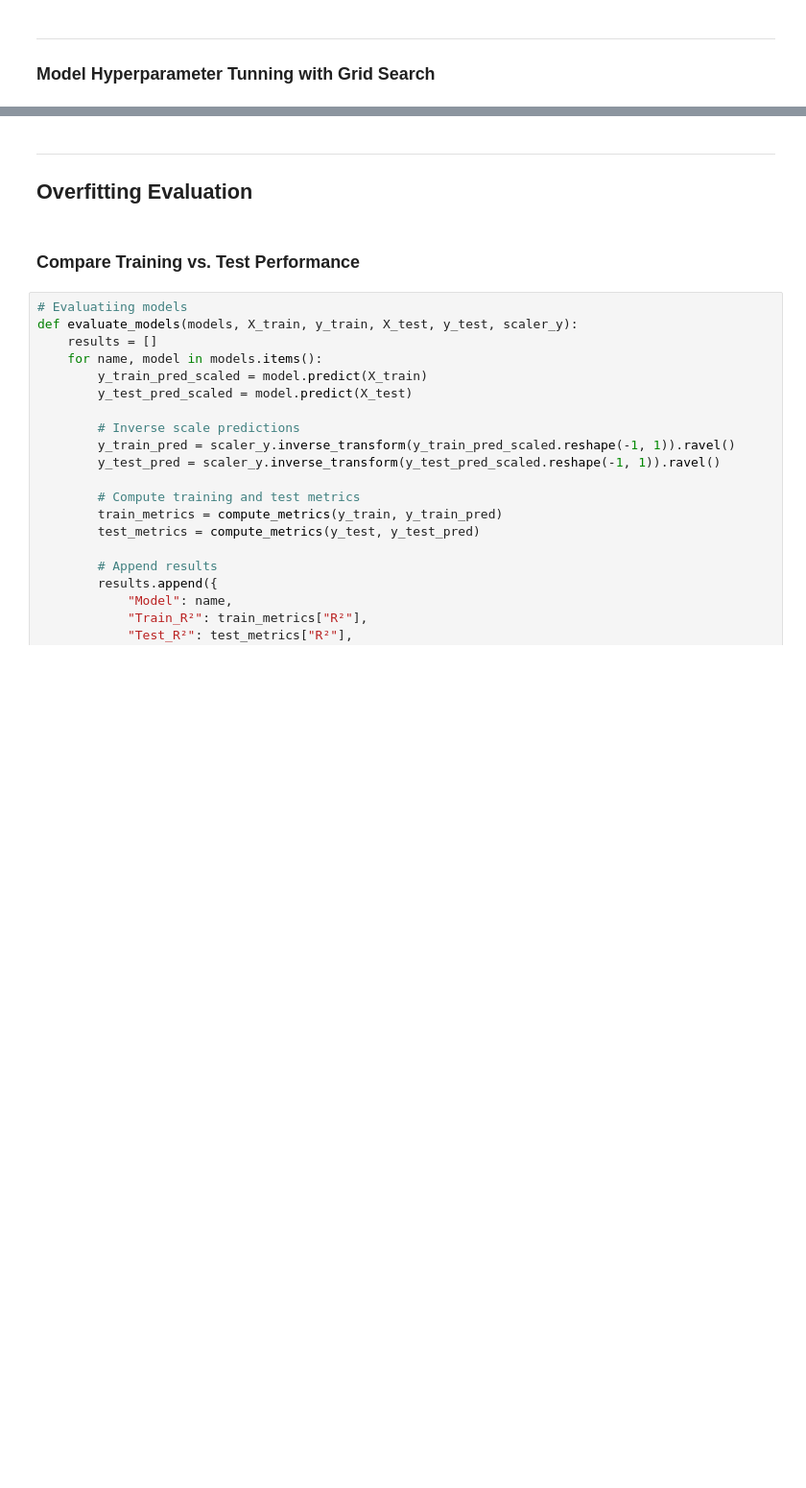
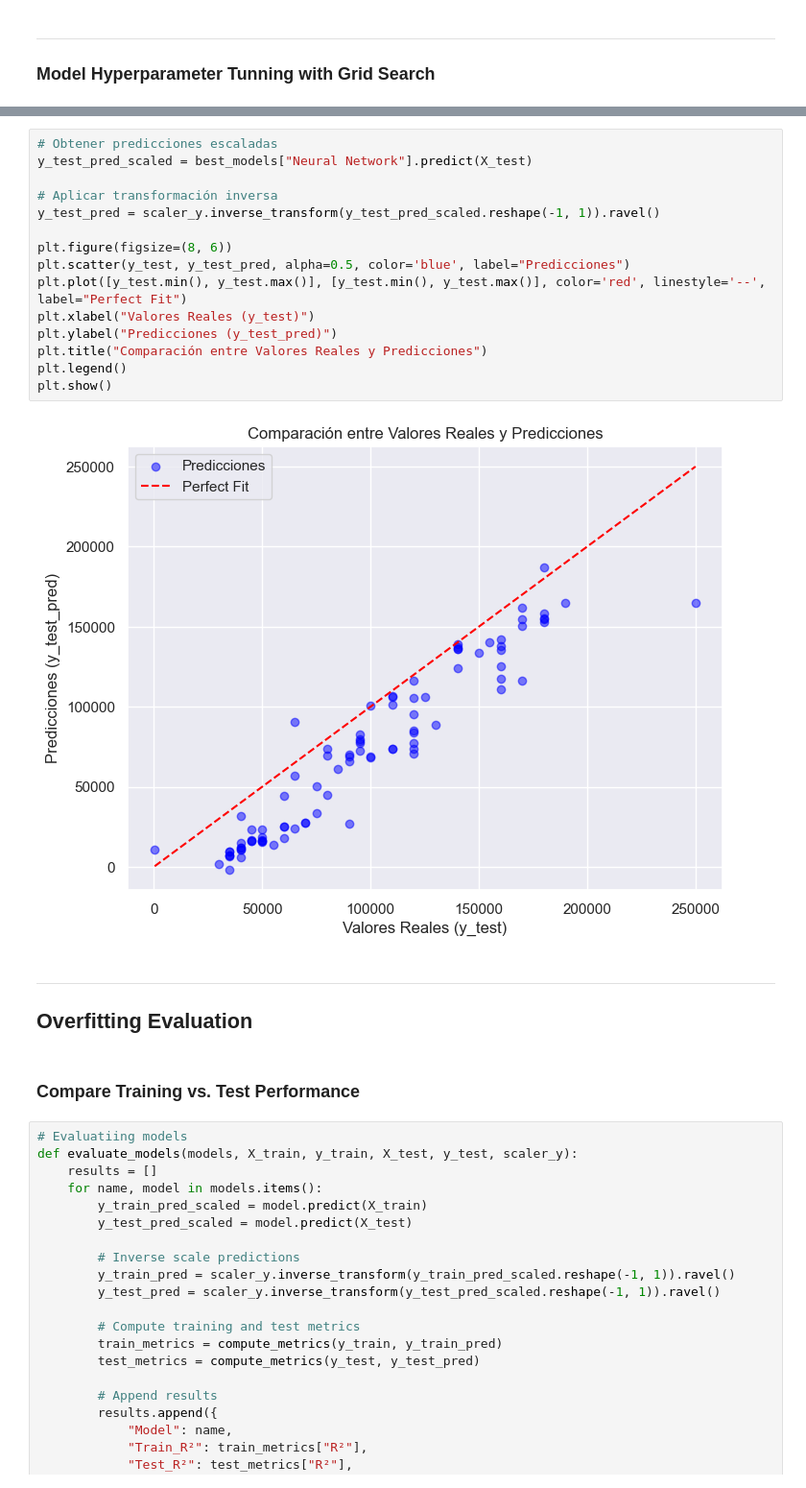
Before and after one commit to HLussiatti/SalaryForecast, a Jupyter notebook: notebooks/3. ML_Model.ipynb, the cells around one changed output, grey strips where cells are left out. Shown: that part at 96% size. Cells and saved outputs as stored; diff of their text form; blank space fills up the shorter version.

```diff
--- a/notebooks/3. ML_Model.ipynb
+++ b/notebooks/3. ML_Model.ipynb
@@ -160,3 +160,20 @@ df_results
+# %%
+# Obtener predicciones escaladas
+y_test_pred_scaled = best_models["Neural Network"].predict(X_test)
+
+# Aplicar transformación inversa
+y_test_pred = scaler_y.inverse_transform(y_test_pred_scaled.reshape(-1, 1)).ravel()
+
+plt.figure(figsize=(8, 6))
+plt.scatter(y_test, y_test_pred, alpha=0.5, color='blue', label="Predicciones")
+plt.plot([y_test.min(), y_test.max()], [y_test.min(), y_test.max()], color='red', linestyle='--', label="Perfect Fit")
+plt.xlabel("Valores Reales (y_test)")
+plt.ylabel("Predicciones (y_test_pred)")
+plt.title("Comparación entre Valores Reales y Predicciones")
+plt.legend()
+plt.show()
+# %% [output]
+[figure, added]
 # %% [markdown]
 ---
 ## Overfitting Evaluation
```
Also changed, not shown: parts of 11 cells of this notebook, 2 other files.
